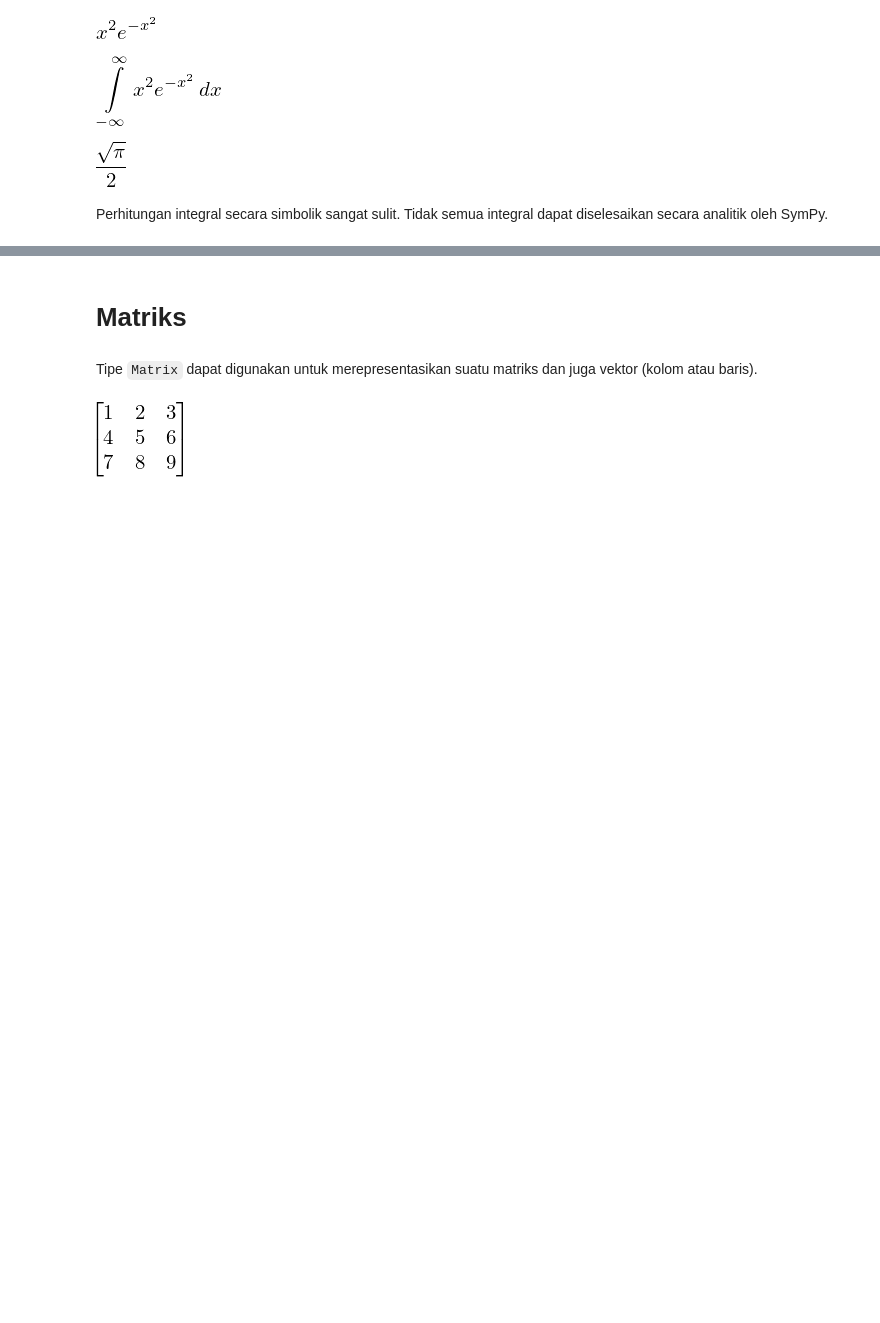
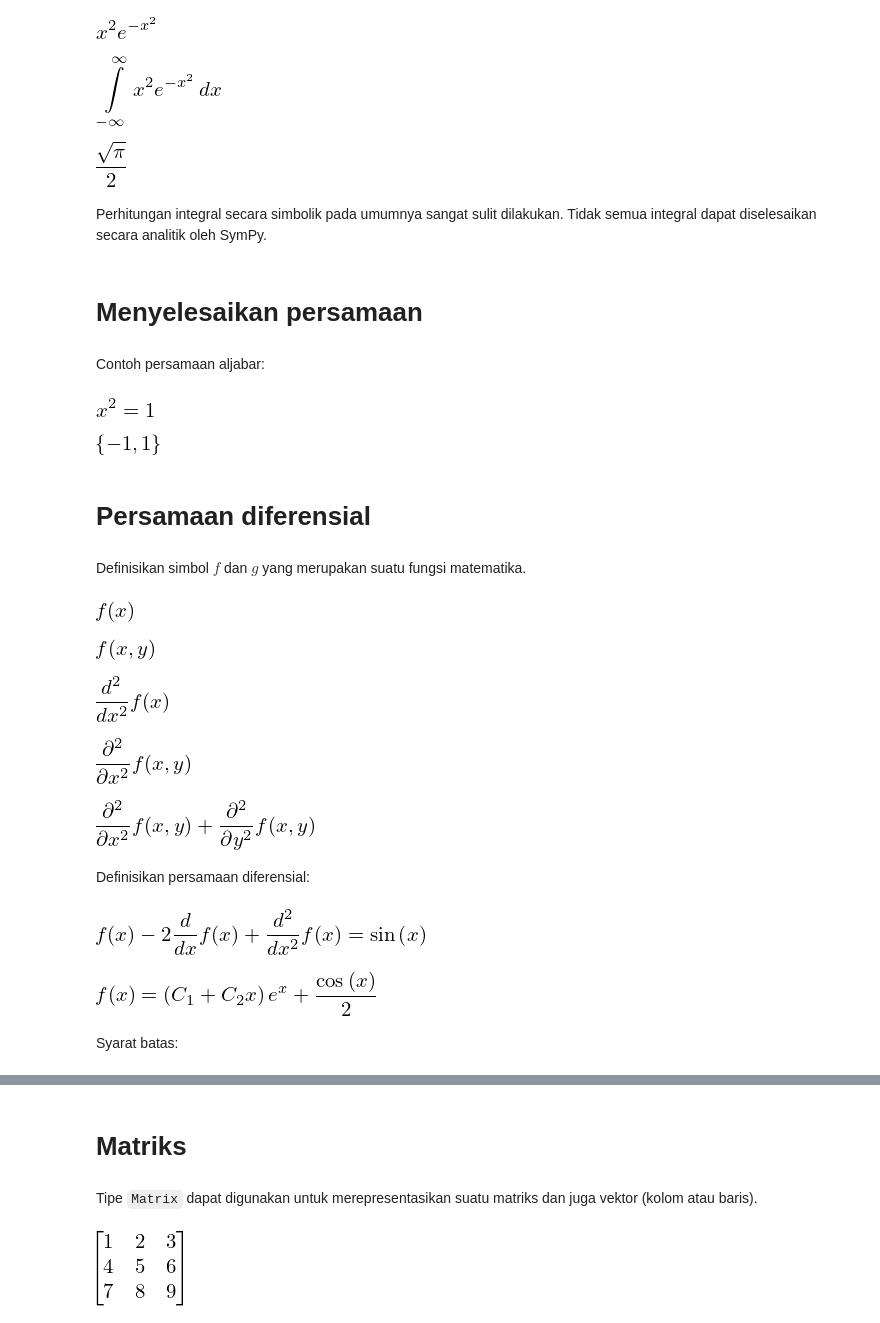
Before and after one commit to f-fathurrahman/ffr-MetodeNumerik, a Jupyter notebook: NOTEBOOKS/PengenalanSymPy.ipynb, the cells around one changed output, grey strips where cells are left out. Drawn from its saved outputs; the diff is of its cells as text; code cells hidden in the pictures; blank space fills up the shorter version.

```diff
--- a/NOTEBOOKS/PengenalanSymPy.ipynb
+++ b/NOTEBOOKS/PengenalanSymPy.ipynb
@@ -250,4 +250,21 @@ myinteg.doit()
 # %% [output]
 [figure]
 # %% [markdown]
-Perhitungan integral secara simbolik sangat sulit. Tidak semua integral dapat diselesaikan secara analitik oleh SymPy.
+Perhitungan integral secara simbolik pada umumnya sangat sulit dilakukan. Tidak semua integral dapat diselesaikan secara analitik oleh SymPy.
+# %% [markdown]
+# Menyelesaikan persamaan
+# %% [markdown]
+Contoh persamaan aljabar:
+# %%
+my_eq = Eq(x**2, 1)
+my_eq
+# %% [output]
+[figure, added]
+# %%
+solveset(my_eq)
+# %% [output]
+[figure, added]
+# %% [markdown]
+# Persamaan diferensial
+# %% [markdown]
+Definisikan simbol $f$ dan $g$ yang merupakan suatu fungsi matematika.
@@ -253,0 +273,34 @@ Perhitungan integral secara simbolik sangat sulit. Tidak semua integral dapat di
+# %%
+f(x)
+# %% [output]
+[figure, added]
+# %%
+f(x,y)
+# %% [output]
+[figure, added]
+# %%
+diff(f(x),x,2)
+# %% [output]
+[figure, added]
+# %%
+diff(f(x,y),x,2)
+# %% [output]
+[figure, added]
+# %%
+diff(f(x,y),x,2) + diff(f(x,y),y,2)
+# %% [output]
+[figure, added]
+# %% [markdown]
+Definisikan persamaan diferensial:
+# %%
+myDE = Eq( diff( f(x), x, 2 ) - 2*diff(f(x),x,1) + f(x), sin(x) )
+myDE
+# %% [output]
+[figure, added]
+# %%
+sols_myDE = dsolve( myDE, f(x) )
+sols_myDE
+# %% [output]
+[figure, added]
+# %% [markdown]
+Syarat batas:
```
Also changed, not shown: parts of 19 cells of this notebook.
